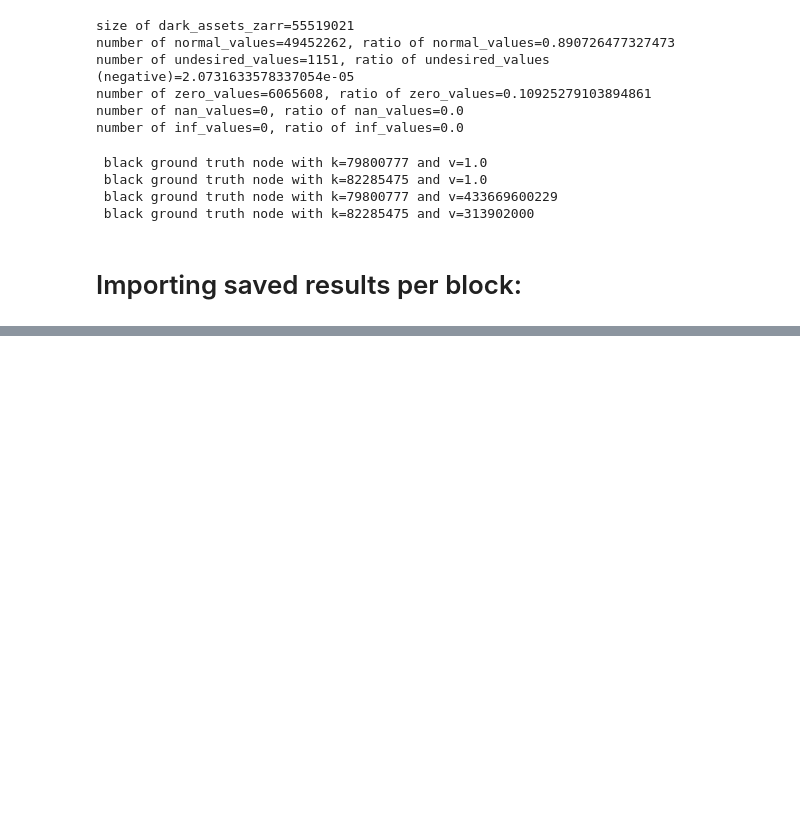
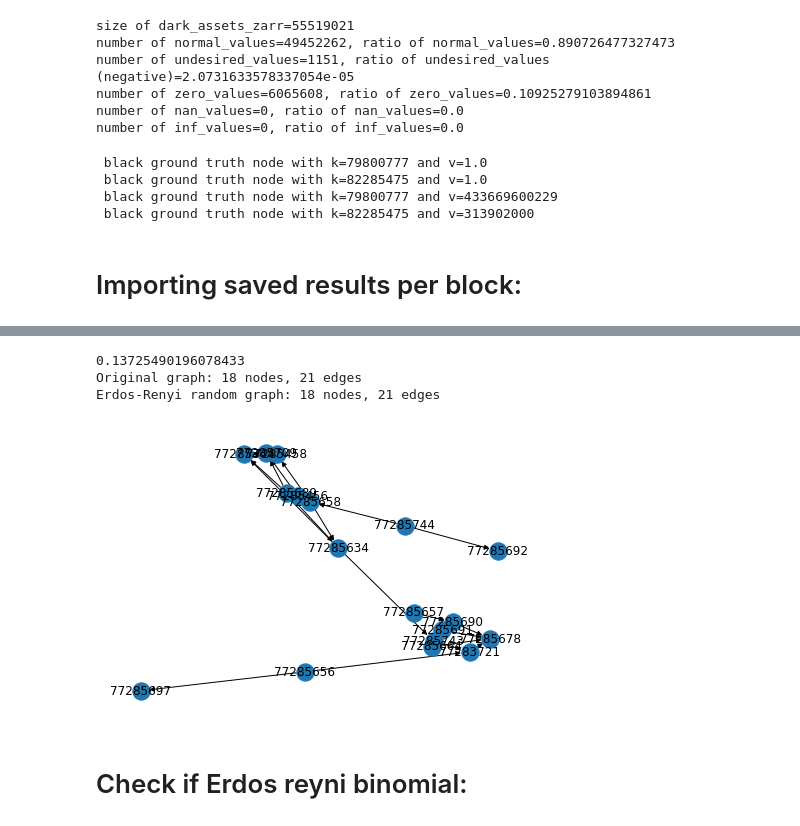
Before and after one commit to ayassine96/paint-black, a Jupyter notebook: zarr_test.ipynb, the cells around one changed output, grey strips where cells are left out. Saved outputs shown, nothing was run; the diff lists cells and outputs as text; code cells hidden in the pictures; blank space fills up the shorter version.

Commit message:
randomization

```diff
--- a/zarr_test.ipynb
+++ b/zarr_test.ipynb
@@ -374,10 +357,4 @@ print(str(Decimal(0.04901757660081550558805350746)))
 # %%
-from conformity import attribute_conformity
-import matplotlib.pyplot as plt
-from matplotlib import pylab
-import networkx as nx
-import numpy as np
-
 def save_graph(graph,file_name):
     #initialze Figure
     plt.figure(num=None, figsize=(40, 40), dpi=200)
@@ -400,12 +377,12 @@ def save_graph(graph,file_name):
 
 g = nx.DiGraph()
 
-networks_path = f"/local/scratch/exported/blockchain_parsed/bitcoin_darknet/gs_group/grayscale_op_ali/final/heur_1_networks_v2_final/week"
-unit_graph_file = f"{networks_path}/2013-04-13.graphml.bz2"
+networks_path = f"/srv/abacus-1/bitcoin_darknet/grayscale_op_ali/heur_1_data_v3/heur_1_networks_full/week"
+unit_graph_file = f"{networks_path}/2010-01-16.graphml.bz2"
 g = nx.read_graphml(unit_graph_file)
 
 #Assuming that the graph g has nodes and edges entered
-save_graph(g,"graphs/weekly_graph_2014-04-13.jpg")
+save_graph(g,"jsonResults_old_MP/graphs/weekly_graph_2010-01-05.jpg")
 
 #it can also be saved in .svg, .png. or .ps formats
 
@@ -413,7 +390,7 @@ save_graph(g,"graphs/weekly_graph_2014-04-13.jpg")
 
 
 print(f"Drawing graph of size {g.size()}")
-nx.draw(g, pos=nx.spring_layout(g))
+nx.draw(g, pos=nx.spring_layout(g),with_labels=True)
 # node_to_conformity = attribute_conformity(g.to_undirected(), list(np.arange(1, 4, 0.2)), ['color'], profile_size=1)
 # print(node_to_conformity)
 # %% [output]
@@ -421,0 +399,52 @@ KeyboardInterrupt:
+# %%
+import random
+# Get the number of nodes and edge density of the existing graph
+n = g.number_of_nodes()
+# calculate the number of edges in G
+m = len(g.edges())
+
+# Calculate the probability p
+p = (2 * m) / (n * (n - 1))
+print(p)
+
+# Generate an Erdos-Renyi random graph with the same number of nodes and edge density
+# ER = nx.gnp_random_graph(n, p, directed=True)
+
+# Create a new empty directed graph
+ER = nx.DiGraph()
+
+# Copy over the nodes and their attributes from the original graph to the new graph
+for node, attrs in g.nodes(data=True):
+    ER.add_node(node, **attrs)
+
+# Randomly assign one incoming or outgoing edge to each node
+while ER.number_of_edges() < g.number_of_edges():
+
+    for node in ER.nodes():
+        if ER.number_of_edges() >= g.number_of_edges():
+            break
+
+        if random.random() < 0.5:
+            # Assign outgoing edge
+            neighbors = list(ER.nodes() - {node})
+            v = random.choice(neighbors)
+            ER.add_edge(node, v)
+        else:
+            # Assign incoming edge
+            neighbors = list(ER.nodes() - {node})
+            u = random.choice(neighbors)
+            ER.add_edge(u, node)
+
+
+
+# Output the number of nodes and edges in each graph
+print(f"Original graph: {n} nodes, {g.number_of_edges()} edges")
+print(f"Erdos-Renyi random graph: {ER.number_of_nodes()} nodes, {ER.number_of_edges()} edges")
+nx.draw(ER, pos=nx.spring_layout(ER),with_labels=True)
+# %% [output]
+0.13725490196078433
+Original graph: 18 nodes, 21 edges
+Erdos-Renyi random graph: 18 nodes, 21 edges
+[figure, added]
+# %% [markdown]
+# Check if Erdos reyni binomial:
```
Also changed, not shown: parts of 10 cells of this notebook, 2 other files.
